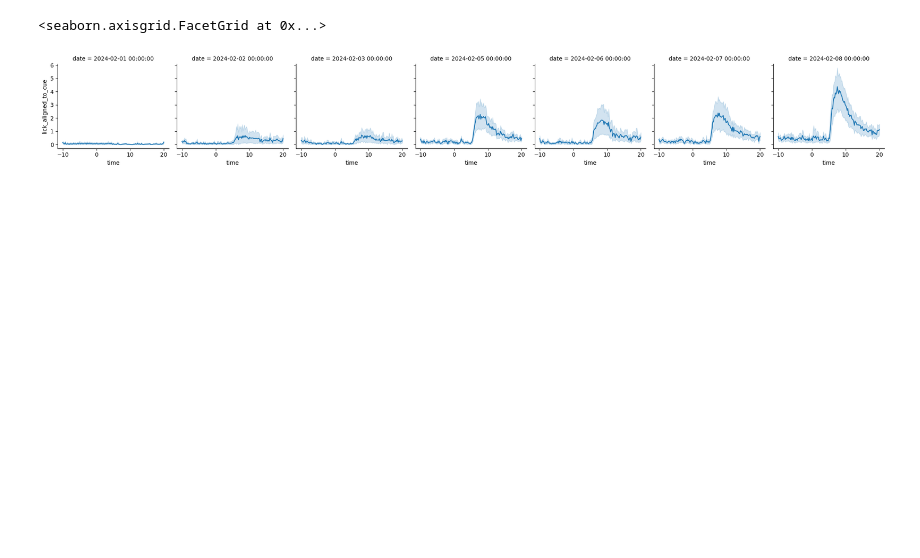
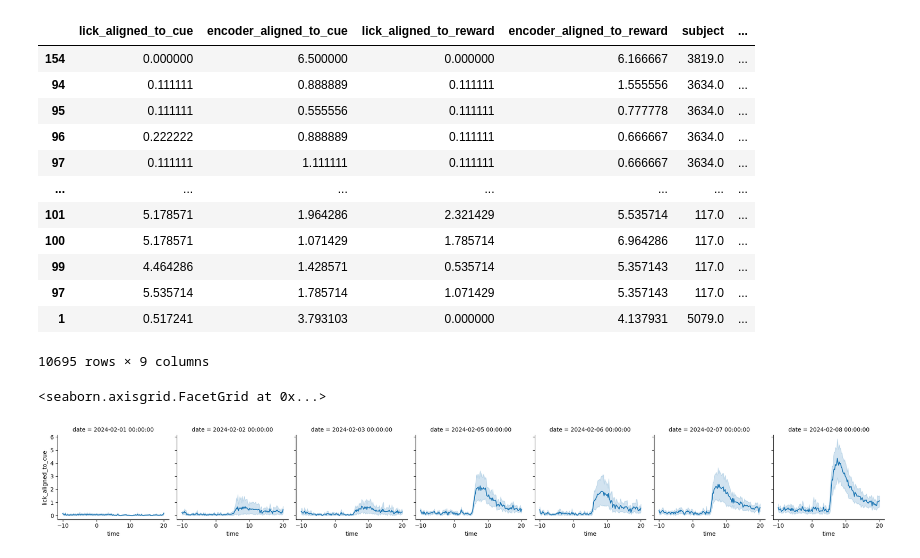
Before and after one commit to Mschaid/ENIGMA, a Jupyter notebook: notebooks/development/pav_dev.ipynb, the cells around one changed output. Saved outputs shown, nothing was run; the diff lists cells and outputs as text; code cells hidden in the pictures; blank space fills up the shorter version.

```diff
--- a/notebooks/development/pav_dev.ipynb
+++ b/notebooks/development/pav_dev.ipynb
@@ -33,5 +53,20 @@ aggregate_data(configs, BehaviorAggregationStrategy)
 # %%
 df = pd.read_parquet('/Volumes/fsmresfiles/Basic_Sciences/Phys/Lerner_Lab_tnl2633/Mike/LHA_dopamine/LH_NAC_Headfix_FP/Photometry/Pav_Training/claire_cohort/analyzed_data/aggregated_data/aggregated_behavior_data.parquet').sort_values(by = 'date')
+df
+# %% [output]
+|  | lick_aligned_to_cue | encoder_aligned_to_cue | lick_aligned_to_reward | encoder_aligned_to_reward | subject | ... |
+| 154 | 0.000000 | 6.500000 | 0.000000 | 6.166667 | 3819.0 | ... |
+| 94 | 0.111111 | 0.888889 | 0.111111 | 1.555556 | 3634.0 | ... |
+| 95 | 0.111111 | 0.555556 | 0.111111 | 0.777778 | 3634.0 | ... |
+| 96 | 0.222222 | 0.888889 | 0.111111 | 0.666667 | 3634.0 | ... |
+| 97 | 0.111111 | 1.111111 | 0.111111 | 0.666667 | 3634.0 | ... |
+| ... | ... | ... | ... | ... | ... | ... |
+| 101 | 5.178571 | 1.964286 | 2.321429 | 5.535714 | 117.0 | ... |
+| 100 | 5.178571 | 1.071429 | 1.785714 | 6.964286 | 117.0 | ... |
+| 99 | 4.464286 | 1.428571 | 0.535714 | 5.357143 | 117.0 | ... |
+| 97 | 5.535714 | 1.785714 | 1.071429 | 5.357143 | 117.0 | ... |
+| 1 | 0.517241 | 3.793103 | 0.000000 | 4.137931 | 5079.0 | ... |
+10695 rows × 9 columns
 # %%
 facet = sns.FacetGrid(data=df, col = 'date')
 facet.map(sns.lineplot,  "time", "lick_aligned_to_cue")
```
Also changed, not shown: parts of 7 cells of this notebook, 1 other file.
